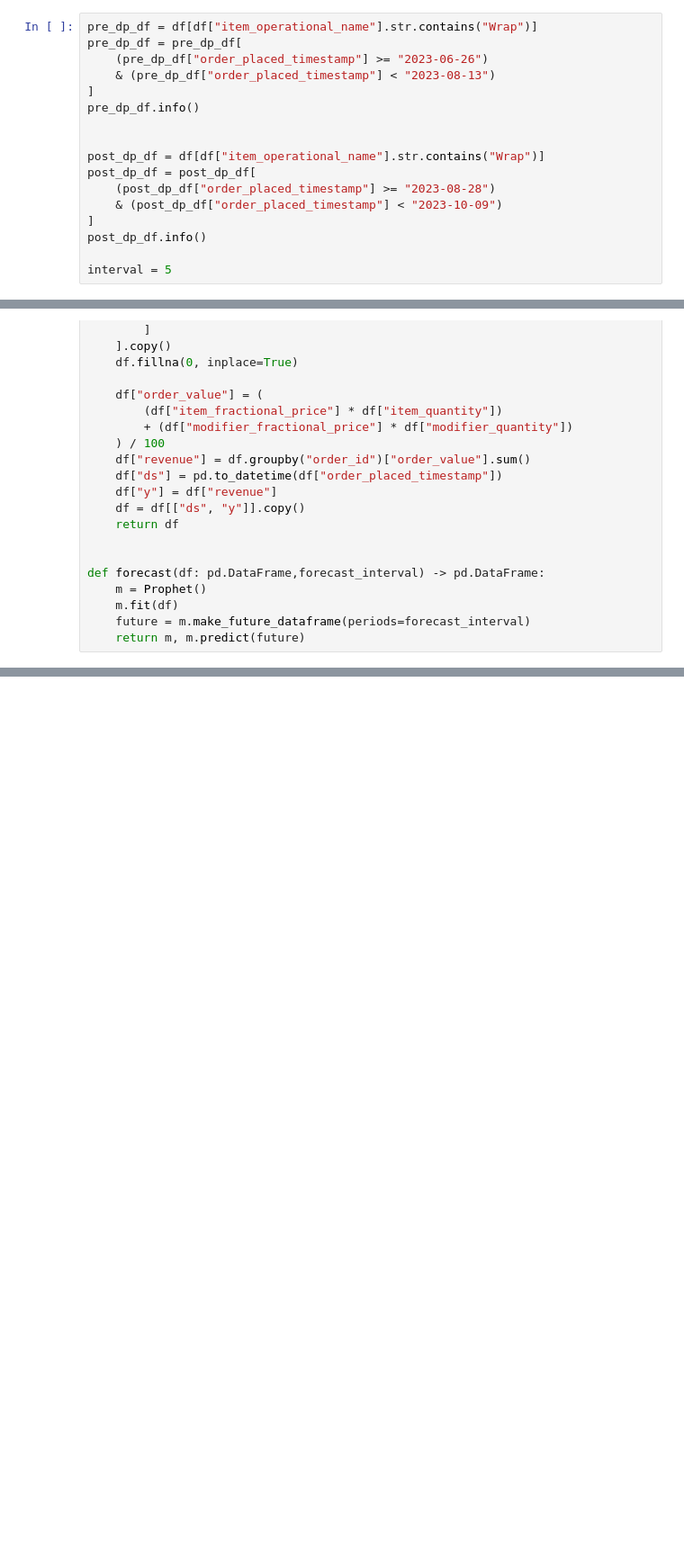
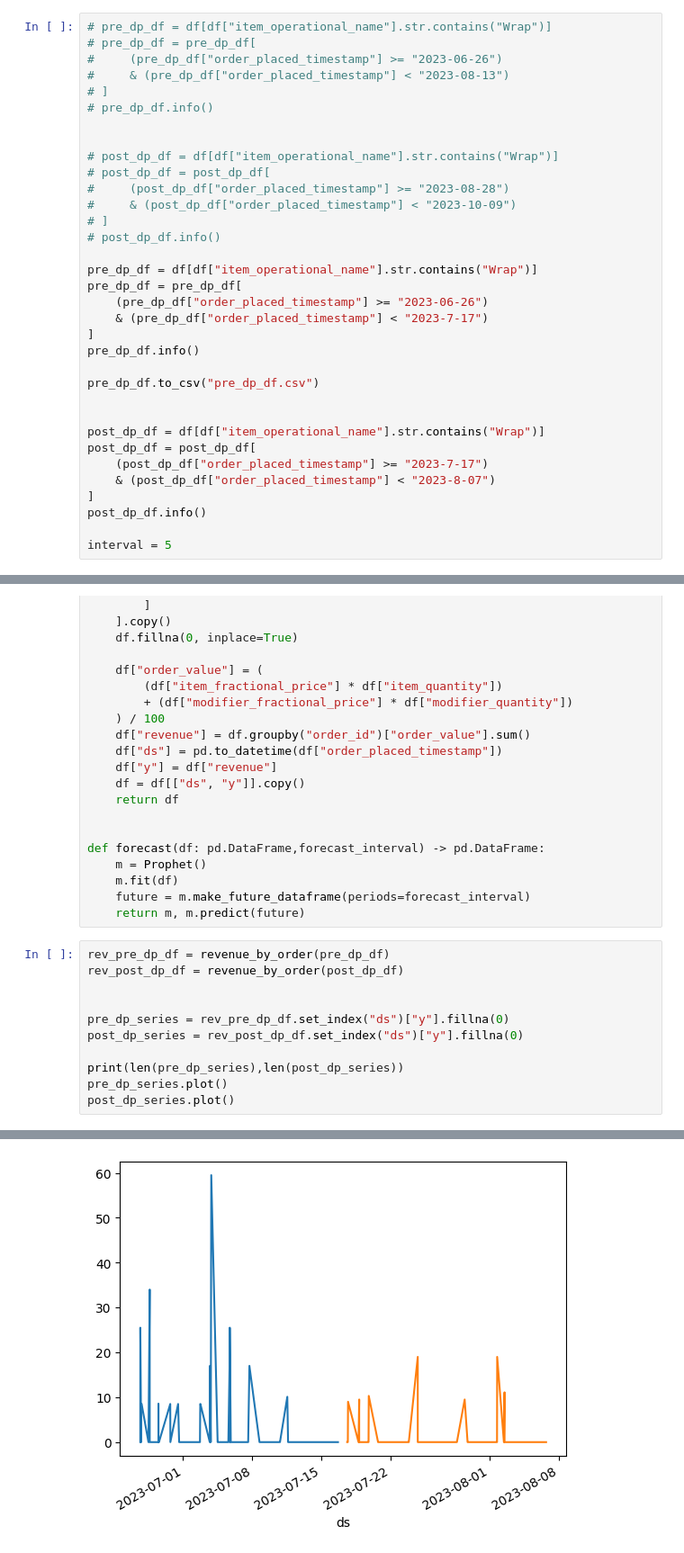
Before and after one commit to Sree5835/dynamic_pricing, a Jupyter notebook: src/dynamic_pricing/analysis/forcasting.ipynb, the cells around one changed output, grey strips where cells are left out. Shown at 90% size. Saved outputs shown, nothing was run; the diff lists cells and outputs as text; blank space fills up the shorter version.

```diff
--- a/src/dynamic_pricing/analysis/forcasting.ipynb
+++ b/src/dynamic_pricing/analysis/forcasting.ipynb
@@ -36,18 +36,35 @@ WHERE pg_catalog.pg_class.relname = %(table_name)s AND pg_catalog.pg_class.relki
 | 4 | 4 | gb:2448923a-6bd3-4100-9f06-033bb0... | 1847204847 | accepted | 2023-06-26 17:42:24 | ... |
 5 rows × 26 columns
 # %%
+# pre_dp_df = df[df["item_operational_name"].str.contains("Wrap")]
+# pre_dp_df = pre_dp_df[
+#     (pre_dp_df["order_placed_timestamp"] >= "2023-06-26")
+#     & (pre_dp_df["order_placed_timestamp"] < "2023-08-13")
+# ]
+# pre_dp_df.info()
+
+
+# post_dp_df = df[df["item_operational_name"].str.contains("Wrap")]
+# post_dp_df = post_dp_df[
+#     (post_dp_df["order_placed_timestamp"] >= "2023-08-28")
+#     & (post_dp_df["order_placed_timestamp"] < "2023-10-09")
+# ]
+# post_dp_df.info()
+
 pre_dp_df = df[df["item_operational_name"].str.contains("Wrap")]
 pre_dp_df = pre_dp_df[
     (pre_dp_df["order_placed_timestamp"] >= "2023-06-26")
-    & (pre_dp_df["order_placed_timestamp"] < "2023-08-13")
+    & (pre_dp_df["order_placed_timestamp"] < "2023-7-17")
 ]
 pre_dp_df.info()
+
+pre_dp_df.to_csv("pre_dp_df.csv")
 
 
 post_dp_df = df[df["item_operational_name"].str.contains("Wrap")]
 post_dp_df = post_dp_df[
-    (post_dp_df["order_placed_timestamp"] >= "2023-08-28")
-    & (post_dp_df["order_placed_timestamp"] < "2023-10-09")
+    (post_dp_df["order_placed_timestamp"] >= "2023-7-17")
+    & (post_dp_df["order_placed_timestamp"] < "2023-8-07")
 ]
 post_dp_df.info()
 
@@ -100,3 +117,15 @@ def forecast(df: pd.DataFrame,forecast_interval) -> pd.DataFrame:
     m.fit(df)
     future = m.make_future_dataframe(periods=forecast_interval)
     return m, m.predict(future)
+# %%
+rev_pre_dp_df = revenue_by_order(pre_dp_df)
+rev_post_dp_df = revenue_by_order(post_dp_df)
+
+
+pre_dp_series = rev_pre_dp_df.set_index("ds")["y"].fillna(0)
+post_dp_series = rev_post_dp_df.set_index("ds")["y"].fillna(0)
+
+print(len(pre_dp_series),len(post_dp_series))
+pre_dp_series.plot()
+post_dp_series.plot()
+# %% [output]
@@ -103,3 +138,4 @@ def forecast(df: pd.DataFrame,forecast_interval) -> pd.DataFrame:
+[figure, added]
 # %%
 m1, forecast1 = forecast(revenue_by_order(pre_dp_df), 5)
 m2, forecast2 = forecast(revenue_by_order(post_dp_df), 5)
```
Also changed, not shown: parts of 5 cells of this notebook.
